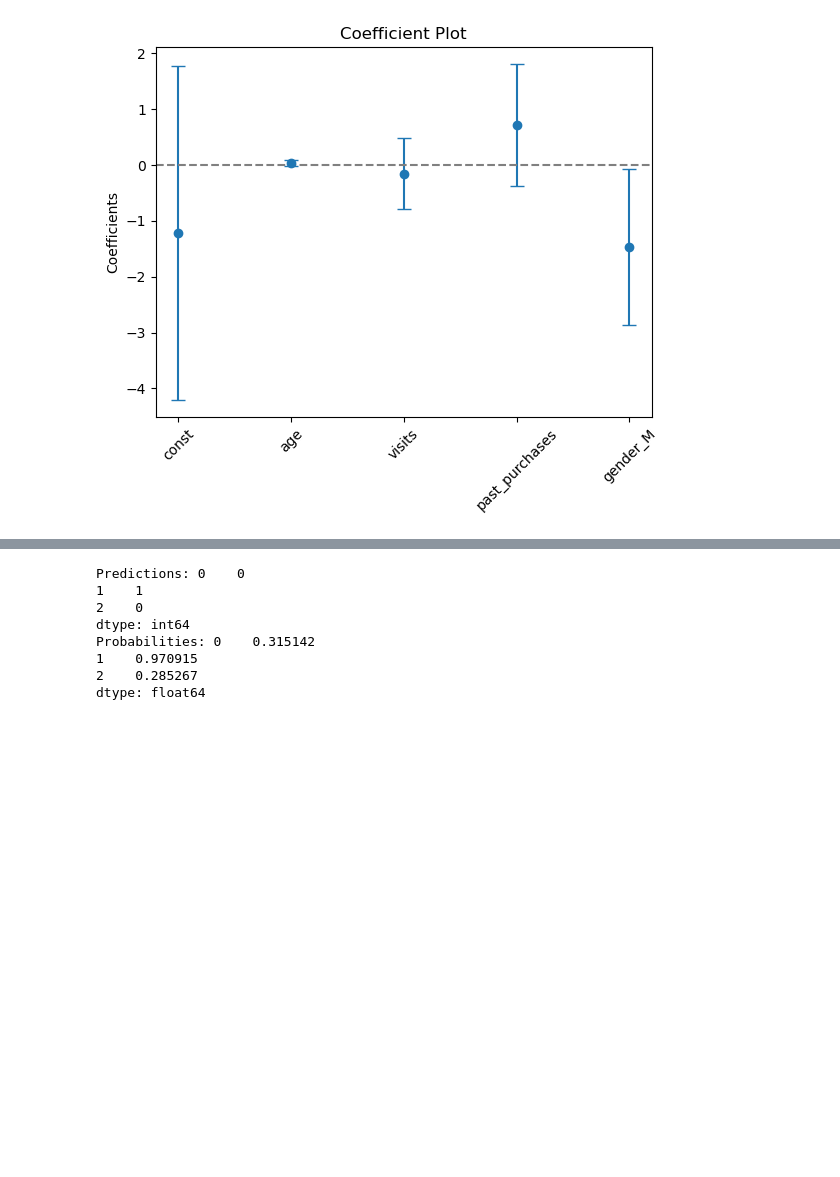
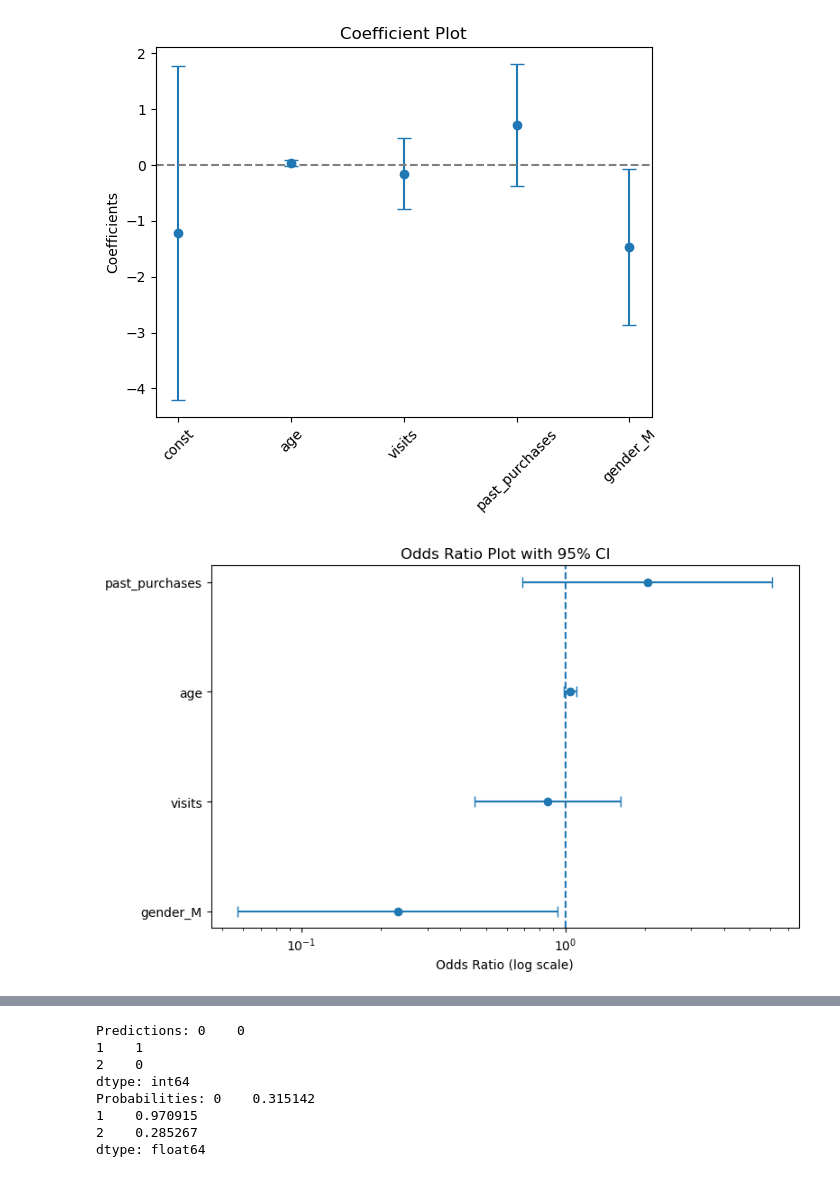
Before and after one commit to rjwrobel86/applied-business-statistics, a Jupyter notebook: notebooks/regression/generalized-linear-models/LogisticRegression.ipynb, the cells around one changed output, grey strips where cells are left out. Drawn from its saved outputs; the diff is of its cells as text; code cells hidden in the pictures; blank space fills up the shorter version.

```diff
--- a/notebooks/regression/generalized-linear-models/LogisticRegression.ipynb
+++ b/notebooks/regression/generalized-linear-models/LogisticRegression.ipynb
@@ -261,3 +269,42 @@ plt.xticks(rotation=45)
 plt.show()
 # %% [output]
 [figure]
+# %%
+import numpy as np
+import pandas as pd
+import matplotlib.pyplot as plt
+
+odds_ratios = np.exp(result.params)
+conf = result.conf_int()
+lower = np.exp(conf[0])
+upper = np.exp(conf[1])
+
+or_df = pd.DataFrame({
+    'term': odds_ratios.index,
+    'odds_ratio': odds_ratios.values,
+    'lower': lower.values,
+    'upper': upper.values
+})
+
+or_df = or_df[or_df['term'] != 'const'].sort_values('odds_ratio')
+
+lower_err = or_df['odds_ratio'] - or_df['lower']
+upper_err = or_df['upper'] - or_df['odds_ratio']
+
+plt.figure(figsize=(8, 5))
+plt.errorbar(
+    x=or_df['odds_ratio'],
+    y=or_df['term'],
+    xerr=[lower_err, upper_err],
+    fmt='o',
+    capsize=4
+)
+plt.axvline(1, linestyle='--')
+plt.xscale('log')
+plt.xlabel('Odds Ratio (log scale)')
+plt.ylabel('')
+plt.title('Odds Ratio Plot with 95% CI')
+plt.tight_layout()
+plt.show()
+# %% [output]
+[figure, added]
```
Also changed, not shown: parts of 13 cells of this notebook, 3 other files.
